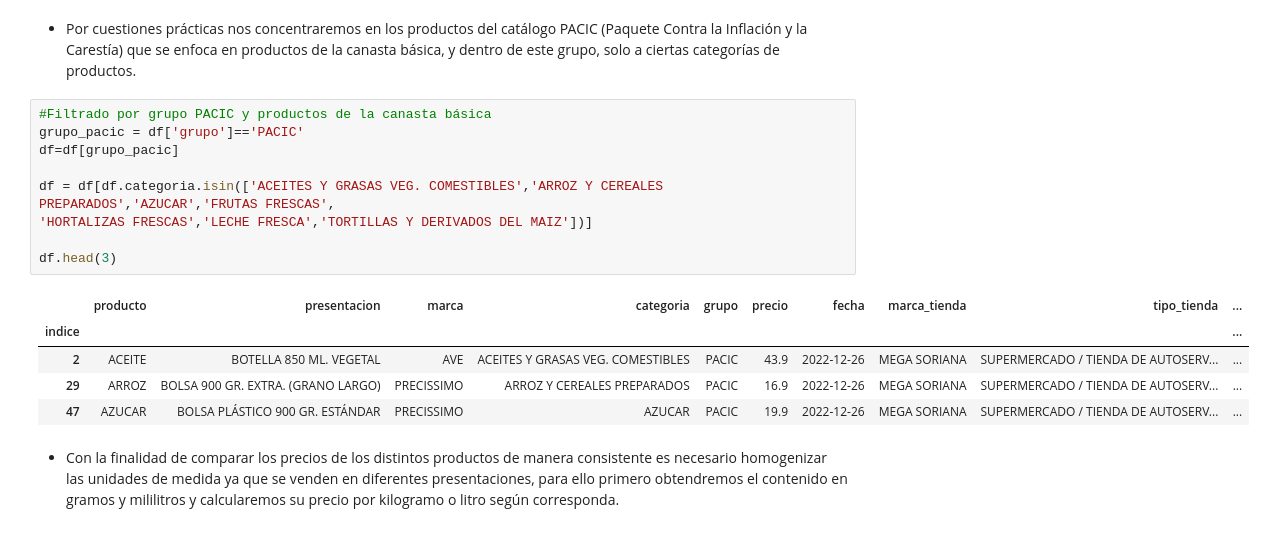
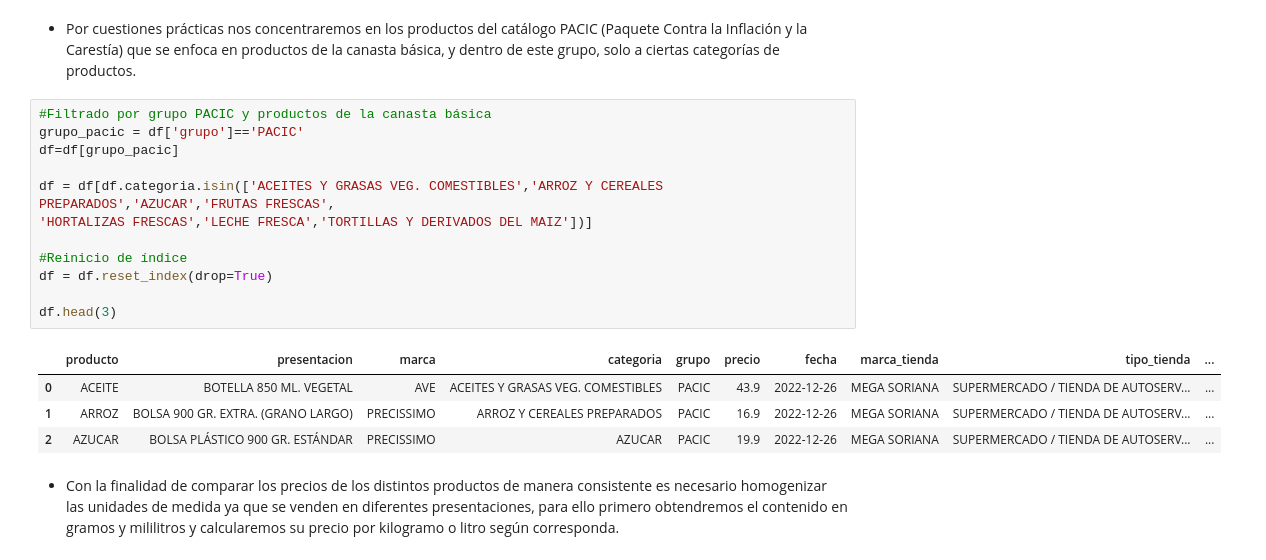
Before and after one commit to adavals/bedu-datascience-f2m2, a Jupyter notebook: Postwork1_8.ipynb, the cells around one changed output. Saved outputs shown, nothing was run; the diff lists cells and outputs as text.

```diff
--- a/Postwork1_8.ipynb
+++ b/Postwork1_8.ipynb
@@ -519,18 +519,20 @@ memory usage: 33.1+ MB
 # %%
 #Filtrado por grupo PACIC y productos de la canasta básica
 grupo_pacic = df['grupo']=='PACIC'
 df=df[grupo_pacic]
 
 df = df[df.categoria.isin(['ACEITES Y GRASAS VEG. COMESTIBLES','ARROZ Y CEREALES PREPARADOS','AZUCAR','FRUTAS FRESCAS',
 'HORTALIZAS FRESCAS','LECHE FRESCA','TORTILLAS Y DERIVADOS DEL MAIZ'])]
 
+#Reinicio de índice
+df = df.reset_index(drop=True)
+
 df.head(3)
 # %% [output]
 |  | producto | presentacion | marca | categoria | grupo | precio | fecha | marca_tienda | tipo_tienda | ... |
-| indice |  |  |  |  |  |  |  |  |  | ... |
-| 2 | ACEITE | BOTELLA 850 ML. VEGETAL | AVE | ACEITES Y GRASAS VEG. COMESTIBLES | PACIC | 43.9 | 2022-12-26 | MEGA SORIANA | SUPERMERCADO / TIENDA DE AUTOSERV... | ... |
-| 29 | ARROZ | BOLSA 900 GR. EXTRA. (GRANO LARGO) | PRECISSIMO | ARROZ Y CEREALES PREPARADOS | PACIC | 16.9 | 2022-12-26 | MEGA SORIANA | SUPERMERCADO / TIENDA DE AUTOSERV... | ... |
-| 47 | AZUCAR | BOLSA PLÁSTICO 900 GR. ESTÁNDAR | PRECISSIMO | AZUCAR | PACIC | 19.9 | 2022-12-26 | MEGA SORIANA | SUPERMERCADO / TIENDA DE AUTOSERV... | ... |
+| 0 | ACEITE | BOTELLA 850 ML. VEGETAL | AVE | ACEITES Y GRASAS VEG. COMESTIBLES | PACIC | 43.9 | 2022-12-26 | MEGA SORIANA | SUPERMERCADO / TIENDA DE AUTOSERV... | ... |
+| 1 | ARROZ | BOLSA 900 GR. EXTRA. (GRANO LARGO) | PRECISSIMO | ARROZ Y CEREALES PREPARADOS | PACIC | 16.9 | 2022-12-26 | MEGA SORIANA | SUPERMERCADO / TIENDA DE AUTOSERV... | ... |
+| 2 | AZUCAR | BOLSA PLÁSTICO 900 GR. ESTÁNDAR | PRECISSIMO | AZUCAR | PACIC | 19.9 | 2022-12-26 | MEGA SORIANA | SUPERMERCADO / TIENDA DE AUTOSERV... | ... |
 # %% [markdown]
 * Con la finalidad de comparar los precios de los distintos productos de manera consistente es necesario homogenizar las unidades de medida ya que se venden en diferentes presentaciones, para ello primero obtendremos el contenido en gramos y mililitros y calcularemos su precio por kilogramo o litro según corresponda.
 # %%
```
Also changed, not shown: parts of 1 cell of this notebook.
